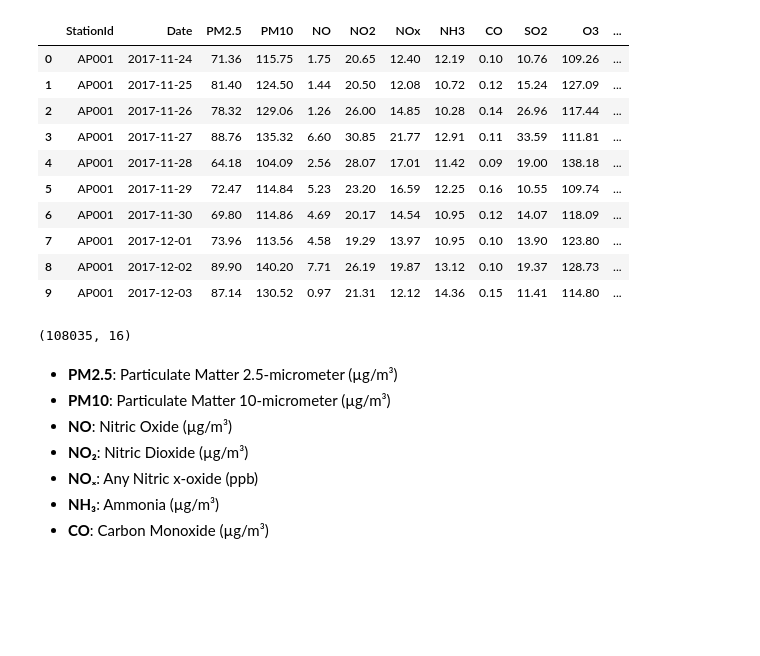
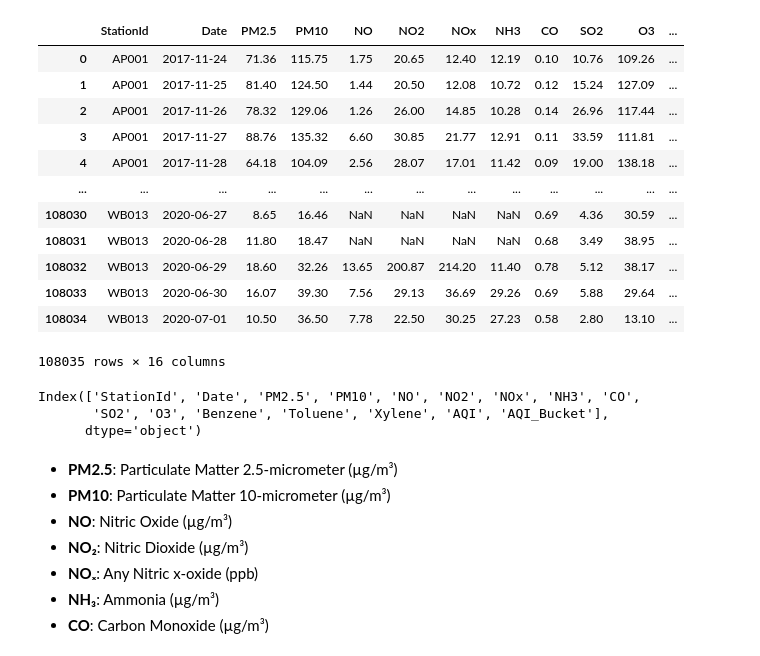
Before and after one commit to S-Nrupendra/Air-Quality-Index-Data-Science-Project, a Jupyter notebook: EDA.ipynb, the cells around one changed output. Cells and saved outputs as stored; diff of their text form; code cells hidden in the pictures; blank space fills up the shorter version.

```diff
--- a/EDA.ipynb
+++ b/EDA.ipynb
@@ -5,24 +6,28 @@ import matplotlib.pyplot as plt
 # %%
 df = pd.read_csv('station_day.csv\station_day.csv')
 st = pd.read_csv('station_day.csv\stations.csv')
 
-df.head(10)
+df
 # %% [output]
 |  | StationId | Date | PM2.5 | PM10 | NO | NO2 | NOx | NH3 | CO | SO2 | O3 | ... |
 | 0 | AP001 | 2017-11-24 | 71.36 | 115.75 | 1.75 | 20.65 | 12.40 | 12.19 | 0.10 | 10.76 | 109.26 | ... |
 | 1 | AP001 | 2017-11-25 | 81.40 | 124.50 | 1.44 | 20.50 | 12.08 | 10.72 | 0.12 | 15.24 | 127.09 | ... |
 | 2 | AP001 | 2017-11-26 | 78.32 | 129.06 | 1.26 | 26.00 | 14.85 | 10.28 | 0.14 | 26.96 | 117.44 | ... |
 | 3 | AP001 | 2017-11-27 | 88.76 | 135.32 | 6.60 | 30.85 | 21.77 | 12.91 | 0.11 | 33.59 | 111.81 | ... |
 | 4 | AP001 | 2017-11-28 | 64.18 | 104.09 | 2.56 | 28.07 | 17.01 | 11.42 | 0.09 | 19.00 | 138.18 | ... |
-| 5 | AP001 | 2017-11-29 | 72.47 | 114.84 | 5.23 | 23.20 | 16.59 | 12.25 | 0.16 | 10.55 | 109.74 | ... |
-| 6 | AP001 | 2017-11-30 | 69.80 | 114.86 | 4.69 | 20.17 | 14.54 | 10.95 | 0.12 | 14.07 | 118.09 | ... |
-| 7 | AP001 | 2017-12-01 | 73.96 | 113.56 | 4.58 | 19.29 | 13.97 | 10.95 | 0.10 | 13.90 | 123.80 | ... |
-| 8 | AP001 | 2017-12-02 | 89.90 | 140.20 | 7.71 | 26.19 | 19.87 | 13.12 | 0.10 | 19.37 | 128.73 | ... |
-| 9 | AP001 | 2017-12-03 | 87.14 | 130.52 | 0.97 | 21.31 | 12.12 | 14.36 | 0.15 | 11.41 | 114.80 | ... |
+| ... | ... | ... | ... | ... | ... | ... | ... | ... | ... | ... | ... | ... |
+| 108030 | WB013 | 2020-06-27 | 8.65 | 16.46 | NaN | NaN | NaN | NaN | 0.69 | 4.36 | 30.59 | ... |
+| 108031 | WB013 | 2020-06-28 | 11.80 | 18.47 | NaN | NaN | NaN | NaN | 0.68 | 3.49 | 38.95 | ... |
+| 108032 | WB013 | 2020-06-29 | 18.60 | 32.26 | 13.65 | 200.87 | 214.20 | 11.40 | 0.78 | 5.12 | 38.17 | ... |
+| 108033 | WB013 | 2020-06-30 | 16.07 | 39.30 | 7.56 | 29.13 | 36.69 | 29.26 | 0.69 | 5.88 | 29.64 | ... |
+| 108034 | WB013 | 2020-07-01 | 10.50 | 36.50 | 7.78 | 22.50 | 30.25 | 27.23 | 0.58 | 2.80 | 13.10 | ... |
+108035 rows × 16 columns
 # %%
-df.shape
+df.columns
 # %% [output]
-(108035, 16)
+Index(['StationId', 'Date', 'PM2.5', 'PM10', 'NO', 'NO2', 'NOx', 'NH3', 'CO',
+       'SO2', 'O3', 'Benzene', 'Toluene', 'Xylene', 'AQI', 'AQI_Bucket'],
+      dtype='object')
 # %% [markdown]
 - **PM2.5**: Particulate Matter 2.5-micrometer (µg/m³)
 - **PM10**: Particulate Matter 10-micrometer (µg/m³)
```
Also changed, not shown: parts of 21 cells of this notebook.
